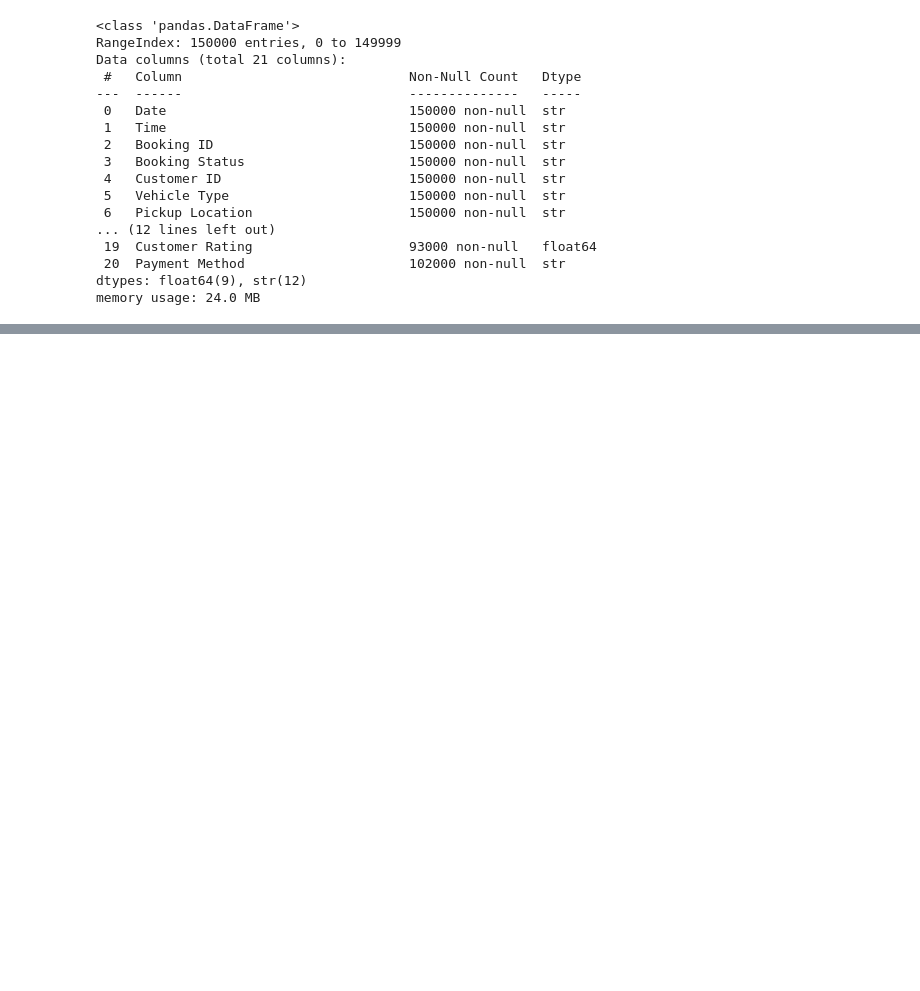
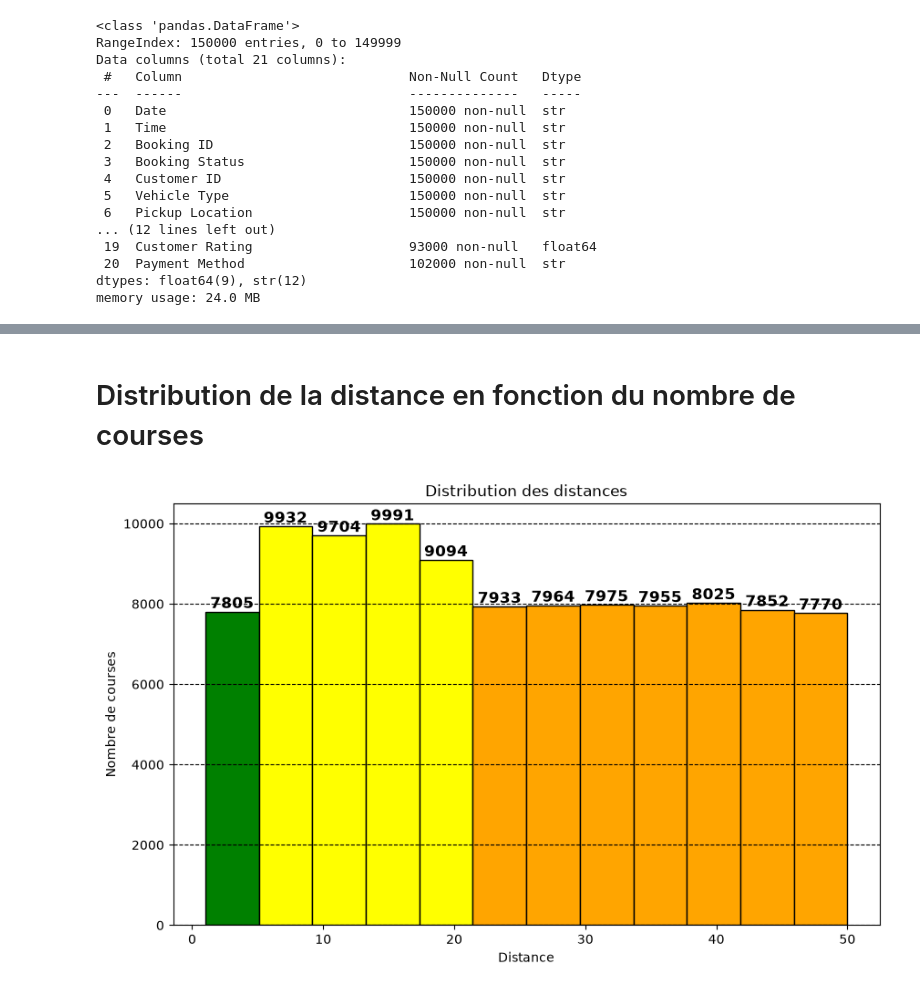
Before and after one commit to Balkis-dev/Repository_Booking, a Jupyter notebook: nettoyer_booking_data.ipynb, the cells around one changed output, grey strips where cells are left out. Drawn from its saved outputs; the diff is of its cells as text; code cells hidden in the pictures; blank space fills up the shorter version.

```diff
--- a/nettoyer_booking_data.ipynb
+++ b/nettoyer_booking_data.ipynb
@@ -120,0 +168,50 @@ memory usage: 24.0 MB
+# %% [markdown]
+# Distribution de la distance en fonction du nombre de courses #
+# %%
+import matplotlib.pyplot as plt
+
+plt.figure(figsize=(10,6))
+
+# Création de l'histogramme
+n, bins, patches = plt.hist(
+    df["Ride Distance"].dropna(),
+    bins=12,
+    edgecolor="black"
+
+)
+
+# Coloration selon la distance
+for i, patch in enumerate(patches):
+    if bins[i] < 5:
+        patch.set_facecolor("green")
+    elif bins[i] < 20:
+        patch.set_facecolor("yellow")
+    elif bins[i] < 50:
+        patch.set_facecolor("orange")
+    else:
+        patch.set_facecolor("red")
+
+# Affichage des effectifs sur chaque barre
+for count, patch in zip(n, patches):
+    if count > 0:  # n'affiche pas les classes vides
+        plt.text(
+            patch.get_x() + patch.get_width()/2,
+            count,
+            f"{int(count)}",
+            ha="center",
+            va="bottom",
+            fontsize=12,
+            fontweight= "bold"
+
+        )
+
+
+
+plt.title("Distribution des distances")
+plt.xlabel("Distance")
+plt.ylabel("Nombre de courses")
+plt.grid(axis="y", linestyle="--", alpha=1.0, color="black")
+
+plt.show()
+# %% [output]
+[figure, added]
```
Also changed, not shown: parts of 15 cells of this notebook.
